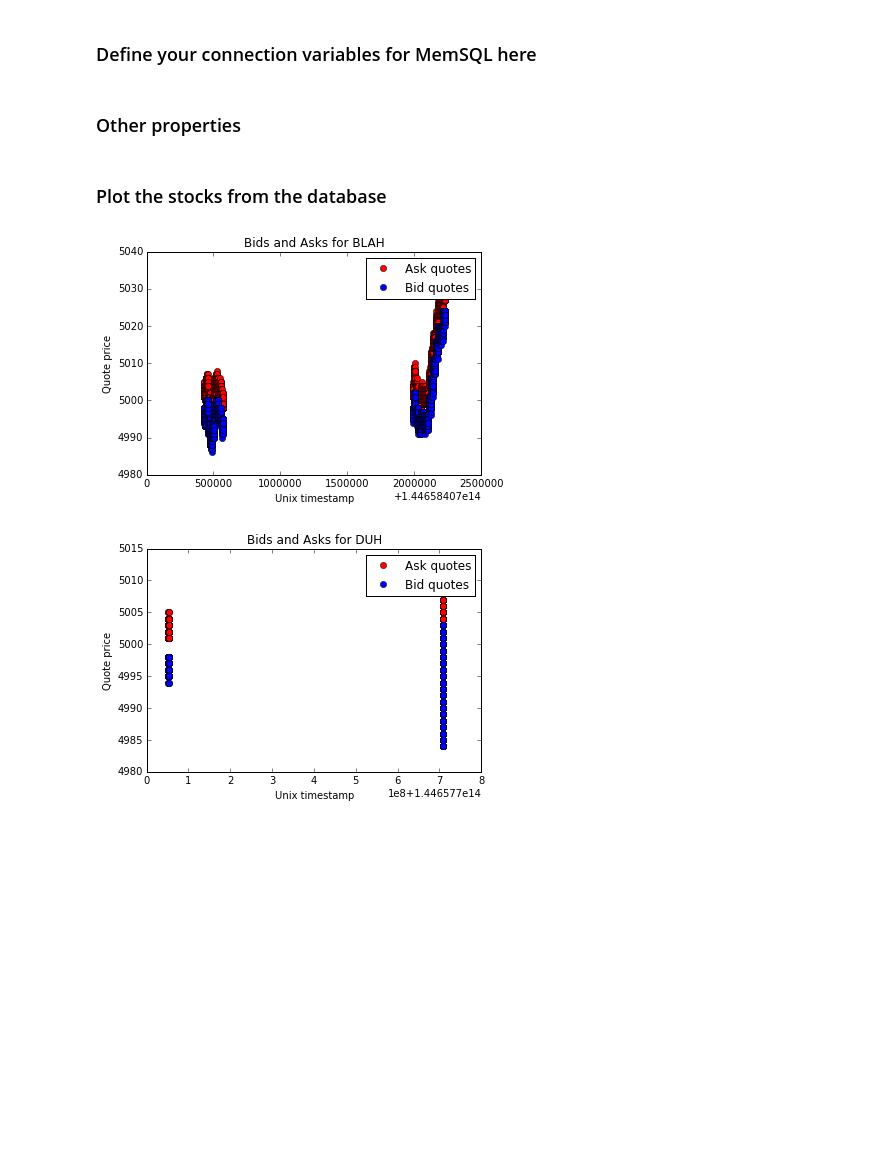
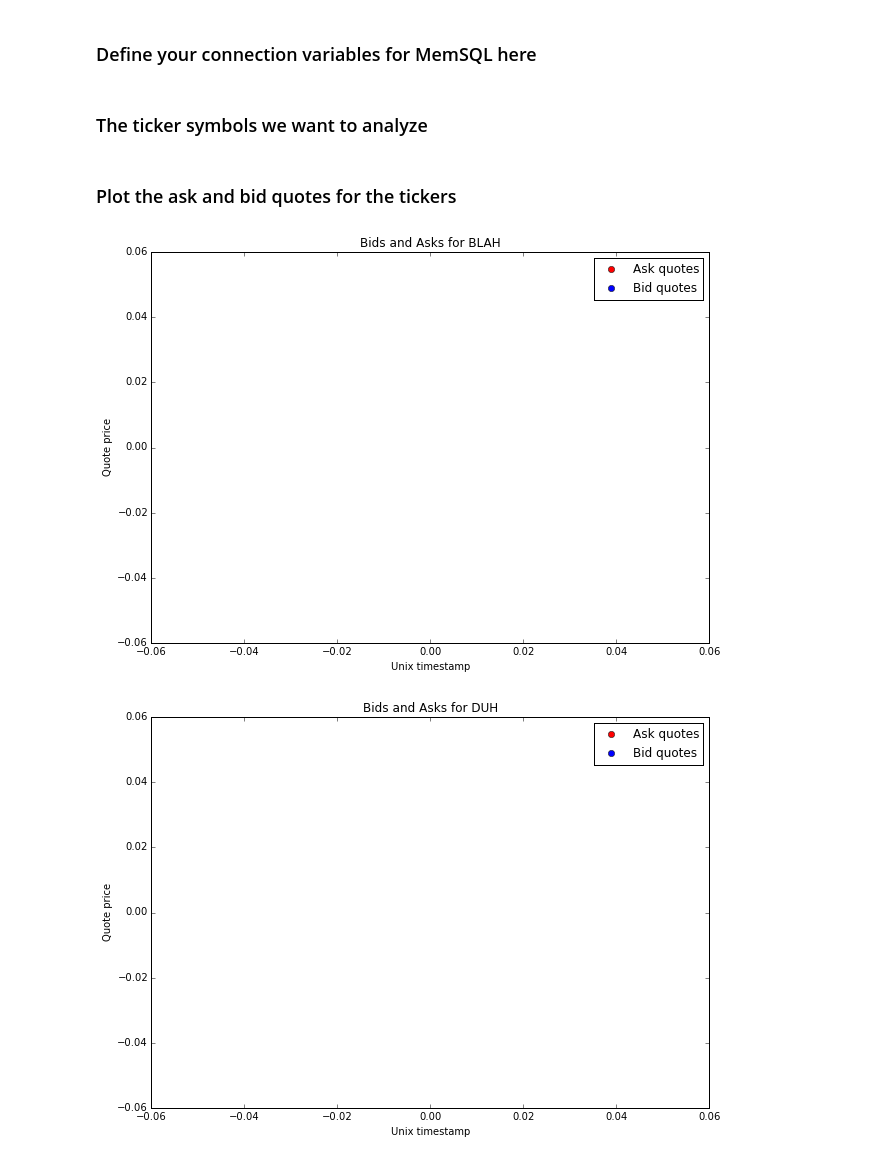
Before and after one commit to memsql/nyse-demo, a Jupyter notebook: nyse_demo.ipynb, the cells around one changed output. Saved outputs shown, nothing was run; the diff lists cells and outputs as text; code cells hidden in the pictures; blank space fills up the shorter version.

```diff
--- a/nyse_demo.ipynb
+++ b/nyse_demo.ipynb
@@ -9,7 +11,7 @@ import matplotlib.pyplot as plt
 # %% [markdown]
 ### Define your connection variables for MemSQL here
 # %%
-DB_HOST = "x.memcompute.com"
+DB_HOST = os.environ.get("MEMSQL_PORT_3306_TCP_ADDR") # Your MemSQL host
 DB_PORT = 3306
 DB_USER = "root"
 DB_PASS = None
@@ -17,37 +19,38 @@ DB_NAME = "stocks"
 
 pool = connection_pool.ConnectionPool()
 db_args = [DB_HOST, DB_PORT, DB_USER, DB_PASS, DB_NAME]
-# %% [markdown]
-### Other properties
+# %% [markdown]
+### The ticker symbols we want to analyze
 # %%
 TICKERS = [
     'BLAH', 'DUH', 'UM', 'UHH', 'ERR',
     'WUT', 'LOL', 'DERP', 'UP', 'DOWN'
 ]
 # %% [markdown]
-### Plot the stocks from the database
+### Plot the ask and bid quotes for the tickers
 # %%
 for ticker in TICKERS:
     with pool.connect(*db_args) as c:
         asks_query = "SELECT * FROM ask_quotes WHERE ticker='%s';" % ticker
         bids_query = "SELECT * FROM bid_quotes WHERE ticker='%s';" % ticker
 
         a = c.query(asks_query)
         tsa = [getattr(i, 'ts') for i in a]
         apa = [getattr(i, 'ask_price') for i in a]
 
         b = c.query(bids_query)
         tsb = [getattr(i, 'ts') for i in b]
         apb = [getattr(i, 'bid_price') for i in b]
 
+        plt.figure(figsize=(10,7))
         plt.plot(tsa, apa, 'ro', label='Ask quotes')
         plt.plot(tsb, apb, 'bo', label='Bid quotes')
         plt.title('Bids and Asks for %s' % ticker)
         plt.ylabel("Quote price")
         plt.xlabel("Unix timestamp")
         plt.legend(numpoints=1)
 
         plt.show()
 # %% [output]
-[figure, old version]
+[figure, new version]
-[figure, old version]
+[figure, new version]
```
Also changed, not shown: parts of 6 cells of this notebook, 4 other files.
